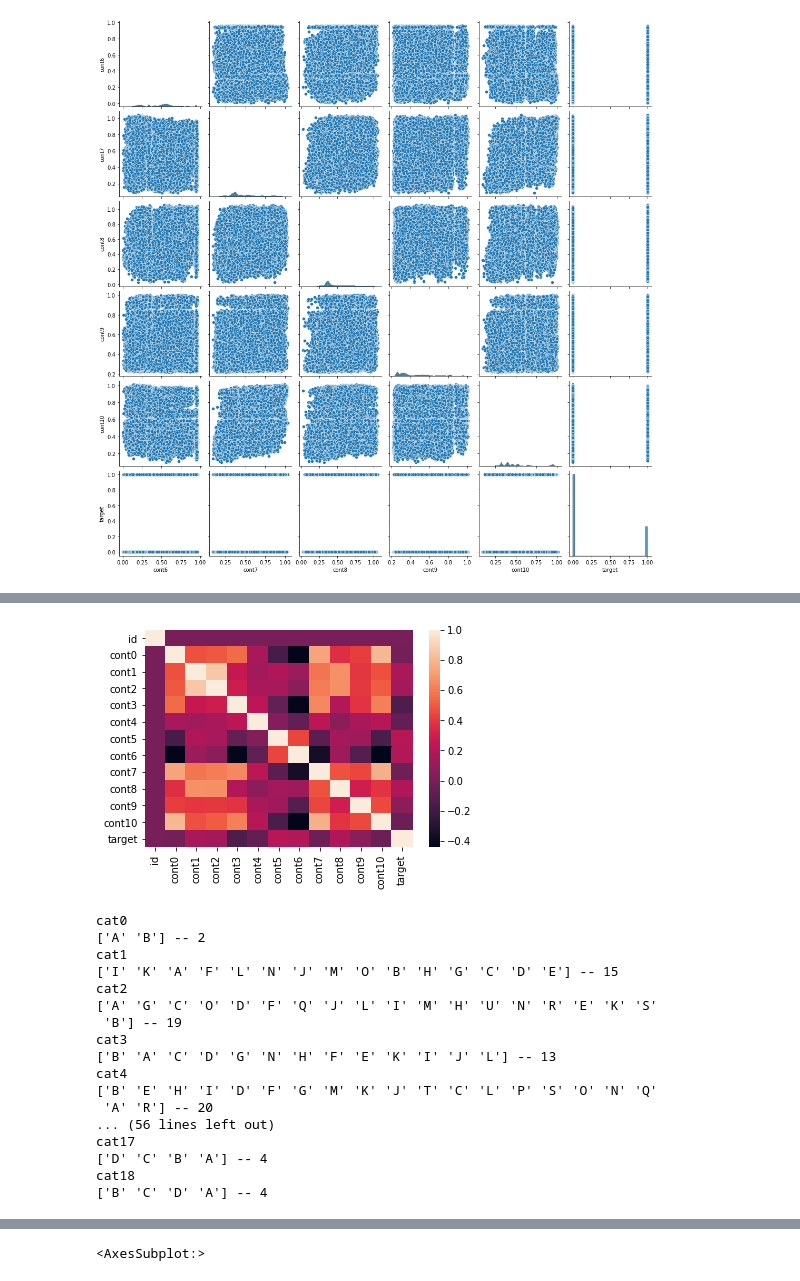
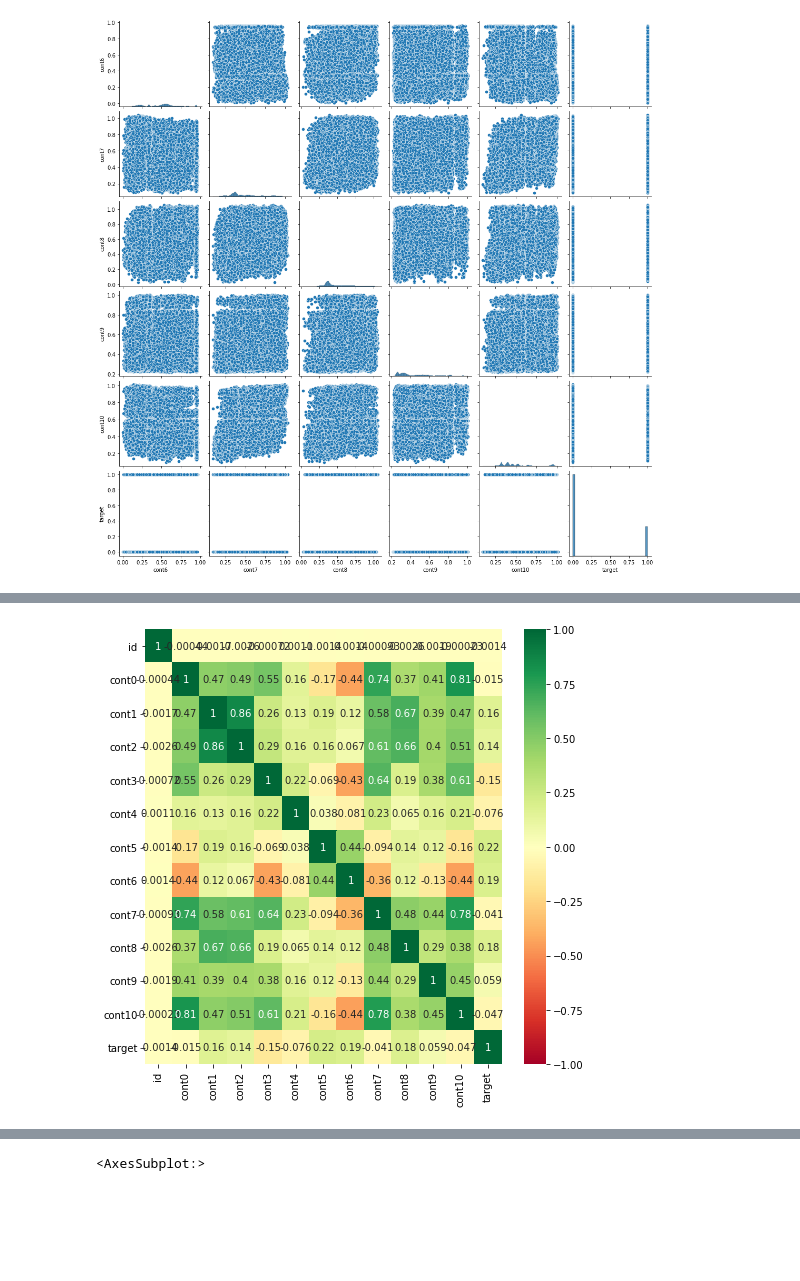
Before and after one commit to DaoodS/Machine_Learning_Projects, a Jupyter notebook: Project_11/Implementation/data_processing.ipynb, the cells around one changed output, grey strips where cells are left out. Saved outputs shown, nothing was run; the diff lists cells and outputs as text; code cells hidden in the pictures; blank space fills up the shorter version.

```diff
--- a/Project_11/Implementation/data_processing.ipynb
+++ b/Project_11/Implementation/data_processing.ipynb
@@ -132,26 +93,0 @@ Name: cat18, dtype: float64
-# %%
-sns.heatmap(train.corr())
-plt.show()
-# %% [output]
-[figure, removed]
-# %%
-for i in obj_col:
-    print("{}\n{} -- {}".format(i, train[i].unique(), train[i].nunique()))
-# %% [output]
-cat0
-['A' 'B'] -- 2
-cat1
-['I' 'K' 'A' 'F' 'L' 'N' 'J' 'M' 'O' 'B' 'H' 'G' 'C' 'D' 'E'] -- 15
-cat2
-['A' 'G' 'C' 'O' 'D' 'F' 'Q' 'J' 'L' 'I' 'M' 'H' 'U' 'N' 'R' 'E' 'K' 'S'
- 'B'] -- 19
-cat3
-['B' 'A' 'C' 'D' 'G' 'N' 'H' 'F' 'E' 'K' 'I' 'J' 'L'] -- 13
-cat4
-['B' 'E' 'H' 'I' 'D' 'F' 'G' 'M' 'K' 'J' 'T' 'C' 'L' 'P' 'S' 'O' 'N' 'Q'
- 'A' 'R'] -- 20
-... (56 lines left out)
-cat17
-['D' 'C' 'B' 'A'] -- 4
-cat18
-['B' 'C' 'D' 'A'] -- 4
@@ -160,0 +94,7 @@ freq_encoding_var = ['cat5', 'cat6', 'cat8', 'cat7', 'cat9','cat10']
+# %%
+fig = plt.figure(figsize=(8,8))
+per_corr = train.corr(method='pearson')
+sns.heatmap(per_corr, annot=True, cmap='RdYlGn', vmin=-1, vmax=1)
+plt.show()
+# %% [output]
+[figure, added]
```
Also changed, not shown: parts of 59 cells of this notebook, 2 other files.
